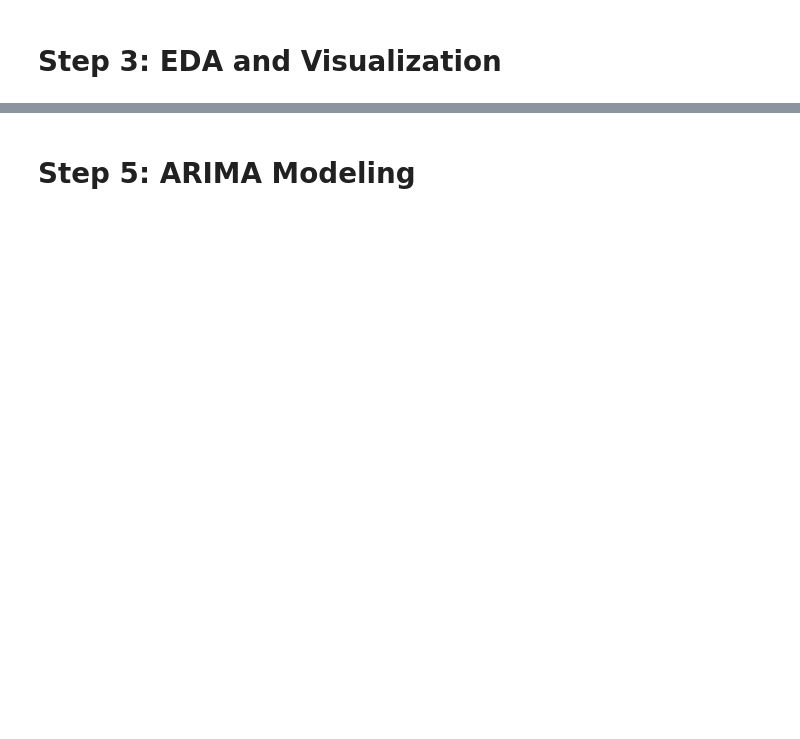
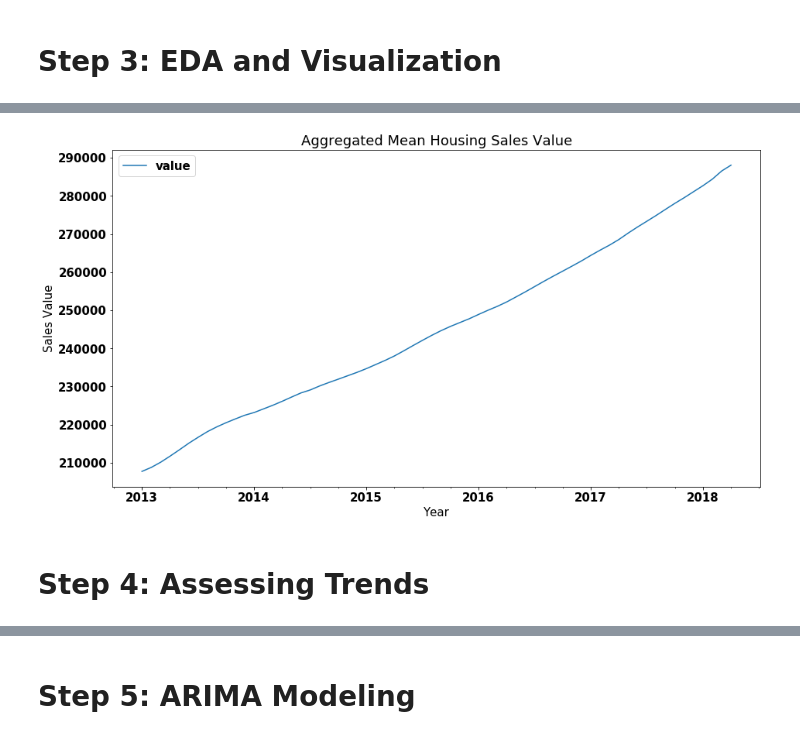
Before and after one commit to nedaresa/Recommending-Real-Estate-Investments-Using-Time-Series-Models, a Jupyter notebook: mod_4_starter_notebook.ipynb, the cells around one changed output, grey strips where cells are left out. Saved outputs shown, nothing was run; the diff lists cells and outputs as text; code cells hidden in the pictures; blank space fills up the shorter version.

```diff
--- a/mod_4_starter_notebook.ipynb
+++ b/mod_4_starter_notebook.ipynb
@@ -94,0 +95,19 @@ plt.show()
+# %%
+font = {'family' : 'normal',
+        'weight' : 'bold',
+        'size'   : 15}
+
+matplotlib.rc('font', **font)
+
+onwards_2013 = zillow_df['2013-01-01':]
+
+onwards_2013.plot(figsize=(15,8))
+plt.title("Aggregated Mean Housing Sales Value")
+plt.xlabel("Year")
+plt.ylabel("Sales Value")
+plt.legend(loc=2)
+plt.show()
+# %% [output]
+[figure, added]
+# %% [markdown]
+# Step 4: Assessing Trends
```
Also changed, not shown: parts of 33 cells of this notebook, 7 other files.
